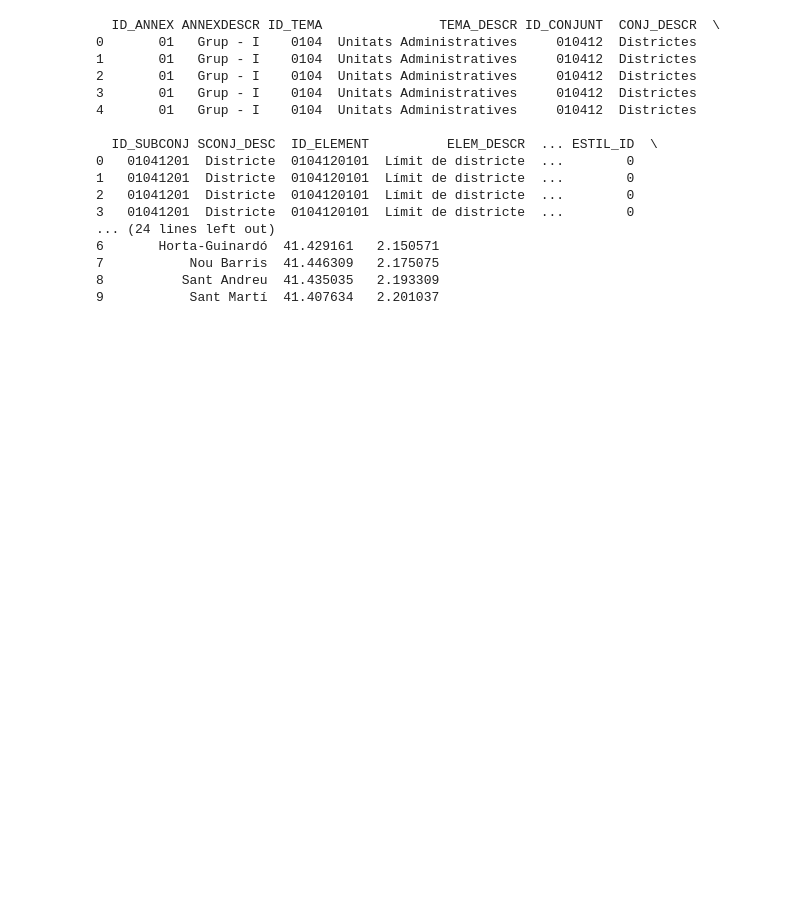
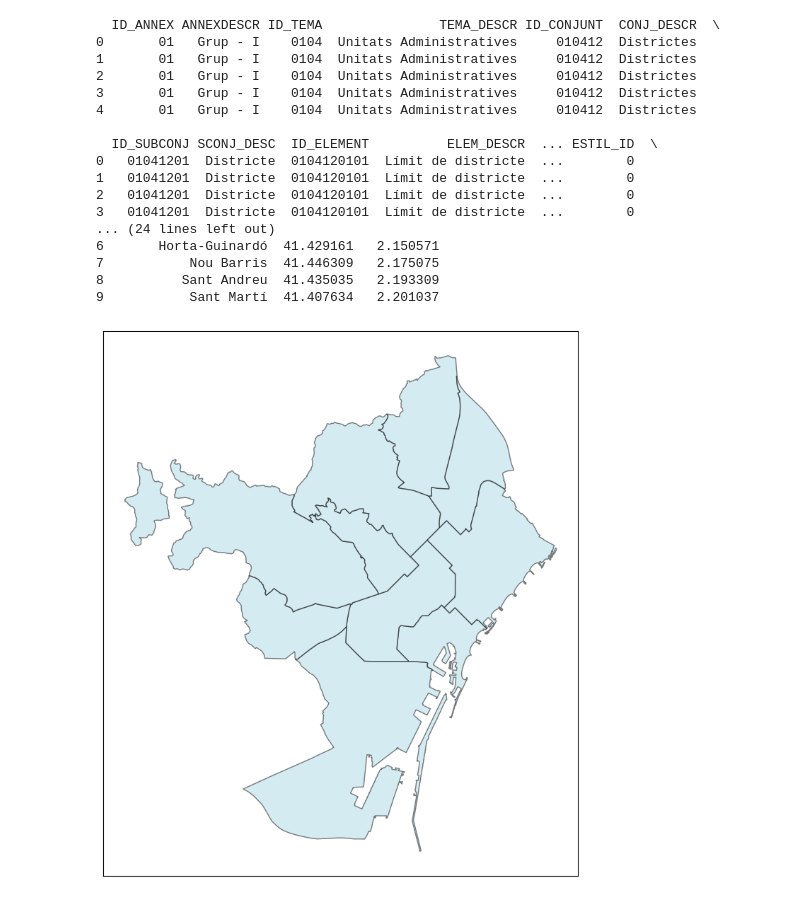
Before and after one commit to pcomastriado/DA-Bootcamp, a Jupyter notebook: _DA-project_/notebooks/Districts_map.ipynb, the cells around one changed output. Cells and saved outputs as stored; diff of their text form; code cells hidden in the pictures; blank space fills up the shorter version.

Commit message:
creation of more plots

```diff
--- a/_DA-project_/notebooks/Districts_map.ipynb
+++ b/_DA-project_/notebooks/Districts_map.ipynb
@@ -50,3 +71,22 @@ print(centroids_df)
 7           Nou Barris  41.446309   2.175075
 8          Sant Andreu  41.435035   2.193309
 9           Sant Martí  41.407634   2.201037
+# %%
+# Plotting the districts using GeoPandas and Matplotlib
+fig, ax = plt.subplots(figsize=(10, 10))
+
+# Plot the map of Barcelona districts (polygon boundaries)
+gdf.plot(ax=ax, color='lightblue', edgecolor='black', alpha=0.5)
+
+# Remove axis ticks and labels (latitude and longitude)
+ax.set_xticks([])  # Remove x-axis ticks (longitude)
+ax.set_yticks([])  # Remove y-axis ticks (latitude)
+
+# Save the figure as an image file
+output_image_path = 'barcelona_districts_map.png'
+plt.savefig(output_image_path, bbox_inches='tight', dpi=300)
+
+# Show the plot
+plt.show()
+# %% [output]
+[figure, added]
```
Also changed, not shown: parts of 2 cells of this notebook, 8 other files.
